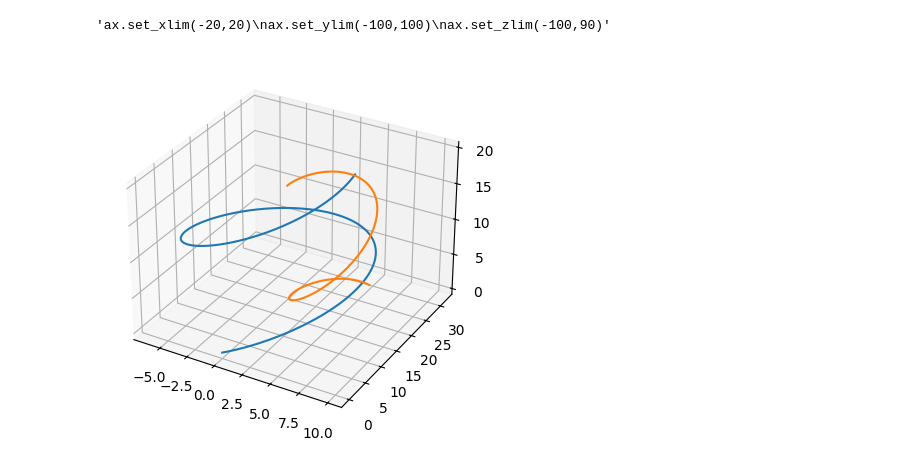
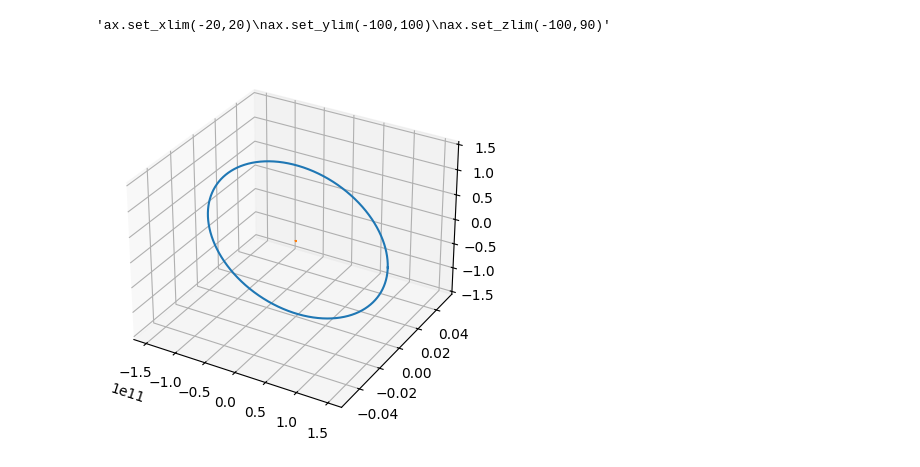
Before and after one commit to SUPARNAJIT-lang/Gravity-and-N-Body-problem, a Jupyter notebook: Gravity.ipynb, the cells around one changed output. Cells and saved outputs as stored; diff of their text form; code cells hidden in the pictures.

```diff
--- a/Gravity.ipynb
+++ b/Gravity.ipynb
@@ -5,39 +5,48 @@ import sympy as sp
 from scipy.integrate import odeint
 import numpy as np
 
-m1=100
-m2=200
+#constants
 
-G=2.5
-state10=(0,0,0,1,5,-1)
-state20=(10,10,10,-1,-1,1)
+α=1.496e11
+β=29783
+
+
+
+
+
+m1=5.972e24
+m2=1.989e30
+
+G=6.674e-11
+state10=(α,0,0,0,0,β)
+state20=(0,0,0,0,0,0)
 stateθ=np.concatenate((state10,state20))
-t=np.linspace(0,20,1000)
+t=np.linspace(0,3.154e7,10000)
 
 
 def a(state,t):
     x1,y1,z1,vx1,vy1,vz1,x2,y2,z2,vx2,vy2,vz2=state
     r12=np.array([x2-x1,y2-y1,z2-z1])
     δ=np.linalg.norm(r12)
     φ=r12/δ
     ψ=G*m1*m2/(δ**2)
 
     a1=φ*ψ/m1
     a2=φ*(-ψ)/m2
 
 
     return vx1,vy1,vz1,a1[0],a1[1],a1[2],vx2,vy2,vz2,a2[0],a2[1],a2[2]
 
 sol=odeint(a,stateθ,t)
 
 fig=plt.figure()
 ax=fig.add_subplot(111, projection="3d")
 
 ax.plot(sol.T[0],sol.T[1],sol.T[2])
 ax.plot(sol.T[6],sol.T[7],sol.T[8])
 '''ax.set_xlim(-20,20)
 ax.set_ylim(-100,100)
 ax.set_zlim(-100,90)'''
 # %% [output]
 'ax.set_xlim(-20,20)\nax.set_ylim(-100,100)\nax.set_zlim(-100,90)'
-[figure, old version]
+[figure, new version]
```
